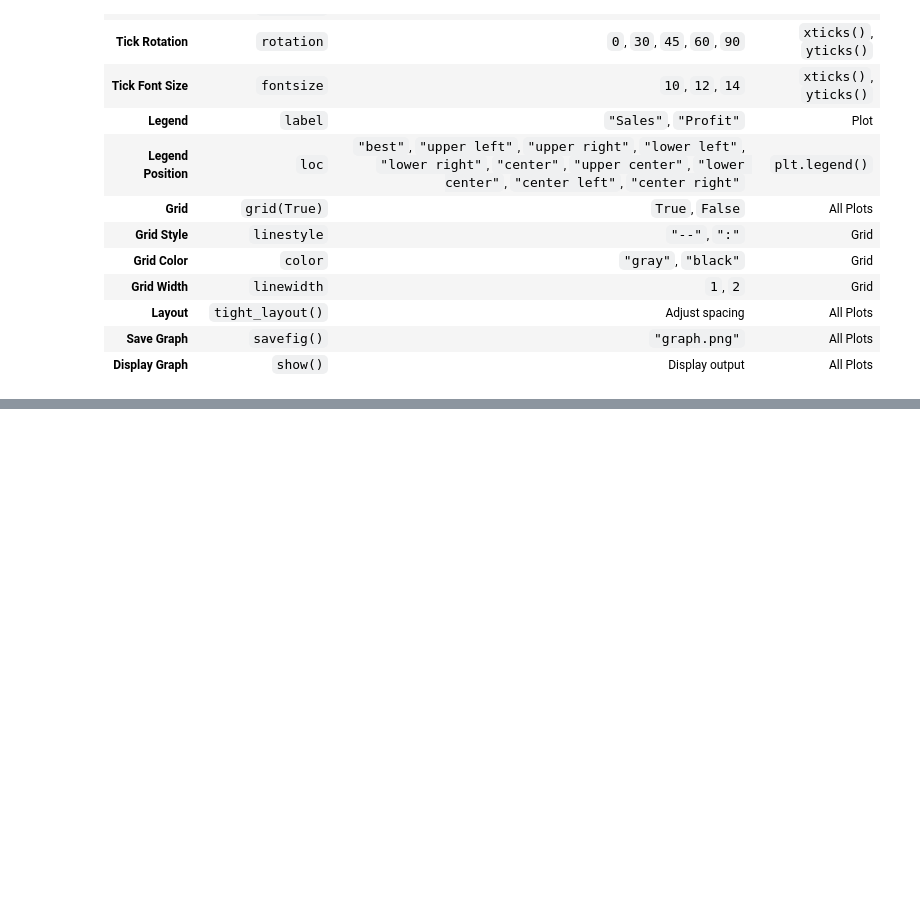
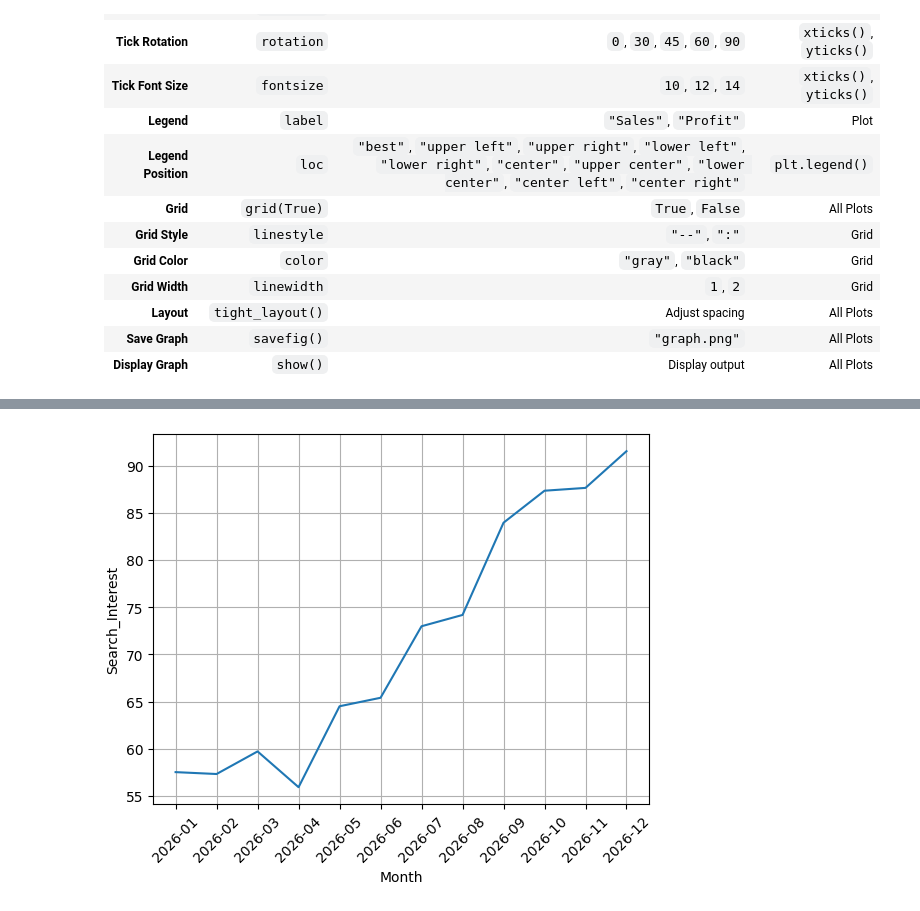
Before and after one commit to sayalivadya1654-cell/Data__Science, a Jupyter notebook: 2_Advance_Python.ipynb, the cells around one changed output, grey strips where cells are left out. Saved outputs shown, nothing was run; the diff lists cells and outputs as text; code cells hidden in the pictures; blank space fills up the shorter version.

```diff
--- a/2_Advance_Python.ipynb
+++ b/2_Advance_Python.ipynb
@@ -2606,0 +2676,8 @@ plt.show()
+# %%
+ai_df = df[df["Category"] == "AI Tools"]
+sns.lineplot(data=ai_df, x="Month", y="Search_Interest")
+plt.xticks(rotation=45)
+plt.grid(True)
+plt.show()
+# %% [output]
+[figure, added]
```
Also changed, not shown: parts of 17 cells of this notebook.
